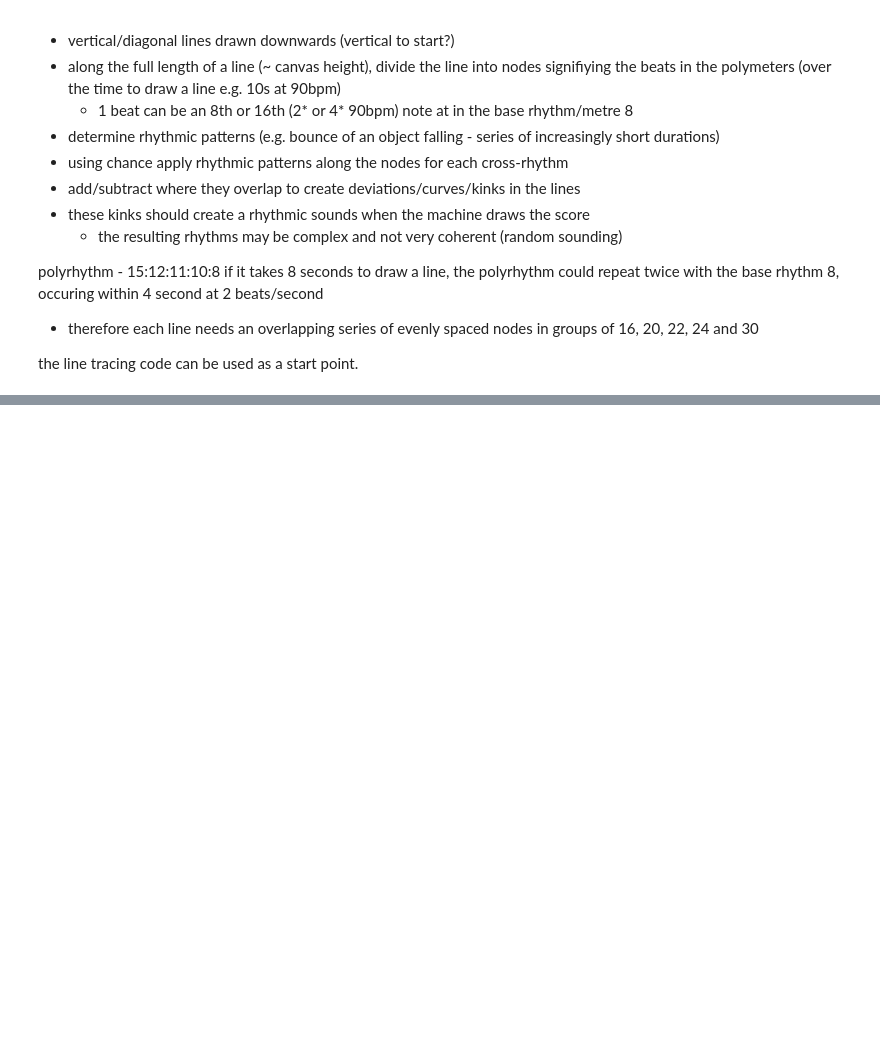
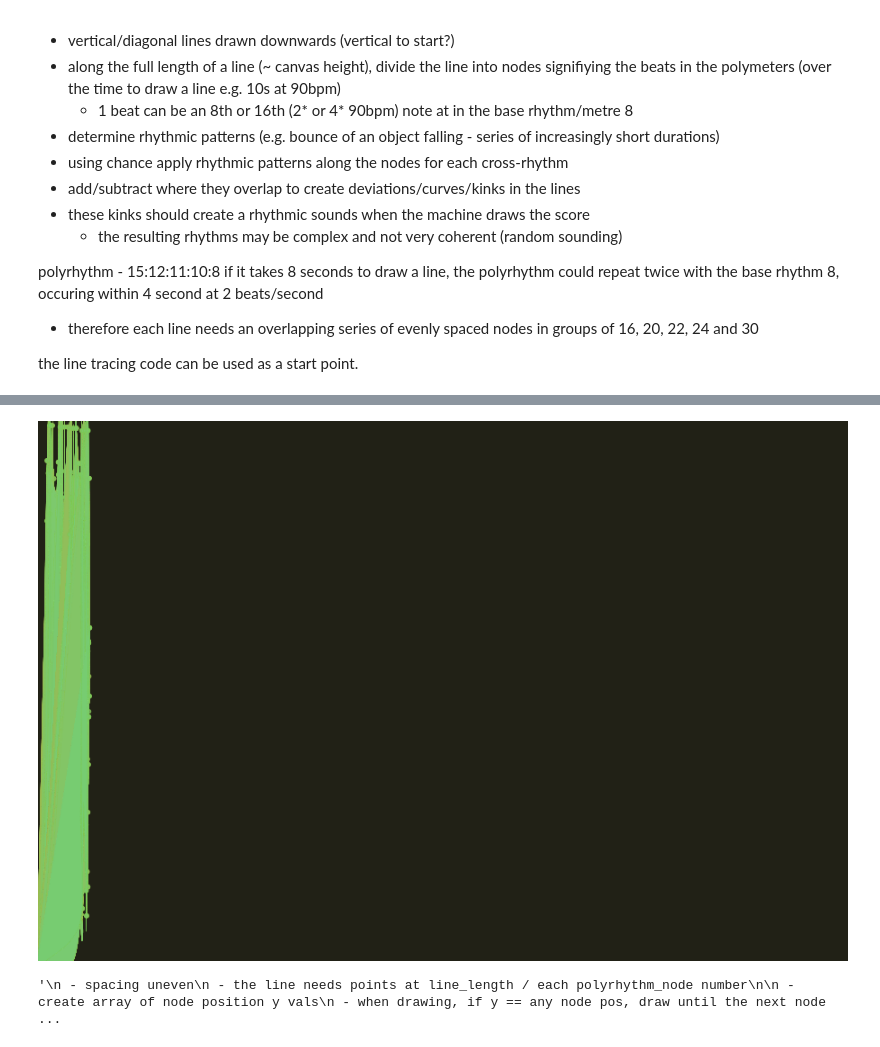
Before and after one commit to ybrow001/generative_graphic_score, a Jupyter notebook: score.ipynb, the cells around one changed output, grey strips where cells are left out. Cells and saved outputs as stored; diff of their text form; code cells hidden in the pictures; blank space fills up the shorter version.

Commit message:
attemp to add curved lines

```diff
--- a/score.ipynb
+++ b/score.ipynb
@@ -145,7 +147,7 @@ def draw_line(sum_lin):
     stroke_weight(0.2)
     begin_shape()
     for i in range(len(sum_lin)):
-        curve_vertex(x, sum_lin[i])
+        curve_vertex(sum_lin[i][0], sum_lin[i][1] + y_offset)
     end_shape()
 
 polyrhythm_nodes = [8,10,11,12,15] # 15:12:11:10:8 polyrhythm
@@ -164,23 +166,27 @@ def calc_lines(): # separate into 2 functions calc and sum - better modularity?
         # calculate y values for each component pulse in the polyrhythm
         for i in range(len(polyrhythm_nodes)):
             calc_y = 5
+            calc_x = x
             line_calcs.append([])
             for j in range(polyrhythm_nodes[i]):
-                line_calcs[i].append(calc_y)
+                x_rand = random.uniform(-1, 10)
+                line_calcs[i].append([calc_x + x_rand, calc_y])
                 calc_y += int((height-10)/polyrhythm_nodes[i])
-                # print(calc_y)
+
+        print(line_calcs)
 
         # sum calculated line nodes (todo: sum rhythms/patterns expressed via x vals) into 1 line
         for i in range(len(polyrhythm_nodes)):
             for j in range(polyrhythm_nodes[i]):
             # 1/3 chance that a pulse is selected for use per component pulse - random pattern generation
-                node_select = random.uniform(0,6) # resolution of polyrhthm
+                node_select = random.uniform(0,5) # resolution of polyrhthm
                 # print(node_select)
                 if node_select < 1.0:
                     summed_line[lin].append(line_calcs[i][j])
             if node_select < 1.0:
-                summed_line[lin].append(height-5)
+                summed_line[lin].append([random.uniform(-1,10), height-5])
         summed_line[lin].sort() # not necessary, but good for readability
+        # print(summed_line)
 
 # calc_lines()
 
@@ -191,24 +197,28 @@ y_offset = 0
 def draw_circles():
     global x, r_val, g_val, alpha_val
 
-    r_val = 170
+    r_val = 155
     g_val = 186
+    b_val = 80
     alpha_val = 155
 
     for lin in range(int(width/line_spacing)):
 
-        for j in range(len(summed_line[lin])):
+        for i in range(len(summed_line[lin])):
             stroke(r_val, g_val, 80, alpha_val)
+            fill(r_val, g_val, b_val, alpha_val)
 
+            # print(summed_line[lin][i][0])
             draw_line(summed_line[lin])
 
             stroke_weight(1)
-            fill(r_val, g_val, 80, alpha_val)
-            circle(x, summed_line[lin][j] + y_offset, random.uniform(4,5))
+            circle(summed_line[lin][i][0], summed_line[lin][i][1] + y_offset, random.uniform(4,5))
+
             r_val -= 0.1
-            g_val += 0.02
+            g_val += 0.05
+            b_val += 0.1
             alpha_val -= 0.167
-            # print(r_val, g_val, alpha_val)
+            # print(r_val, g_val, b_val, alpha_val)
 
         # move to the right
         x += line_spacing
@@ -221,16 +231,15 @@ def draw_passes():
 
     x = x_init
 
-    while draw_pass <= 11: # higher than division of ~line_spacing to cause overlap
+    while draw_pass <= 3: # higher than division of ~line_spacing to cause overlap
         calc_lines()
 
         draw_circles()
 
         draw_pass += 1
-        x_offset += (line_spacing*1.104)/7 # adding some interesting displacement in overlap
+        x_offset += (line_spacing*1.104)/3 # adding some interesting displacement in overlap
         y_offset += random.uniform(-1, 3)
         x = x_init + x_offset
-
 
 draw_passes()
 
@@ -265,3 +290,5 @@ ValueError: Insufficient points for spline
+[figure, added]
+'\n - spacing uneven\n - the line needs points at line_length / each polyrhythm_node number\n\n - create array of node position y vals\n - when drawing, if y == any node pos, draw until the next node  ...
 # %%
 # line tracing code - as basis/example
 
```
Also changed, not shown: parts of 1 cell of this notebook, 1 other file.
